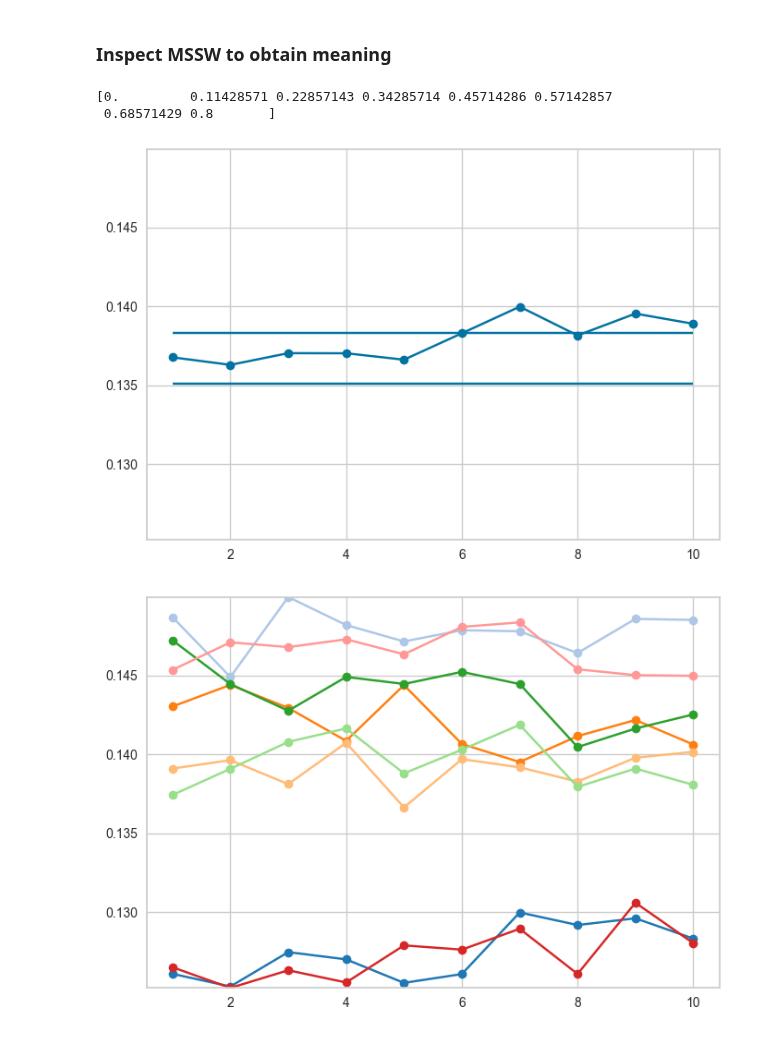
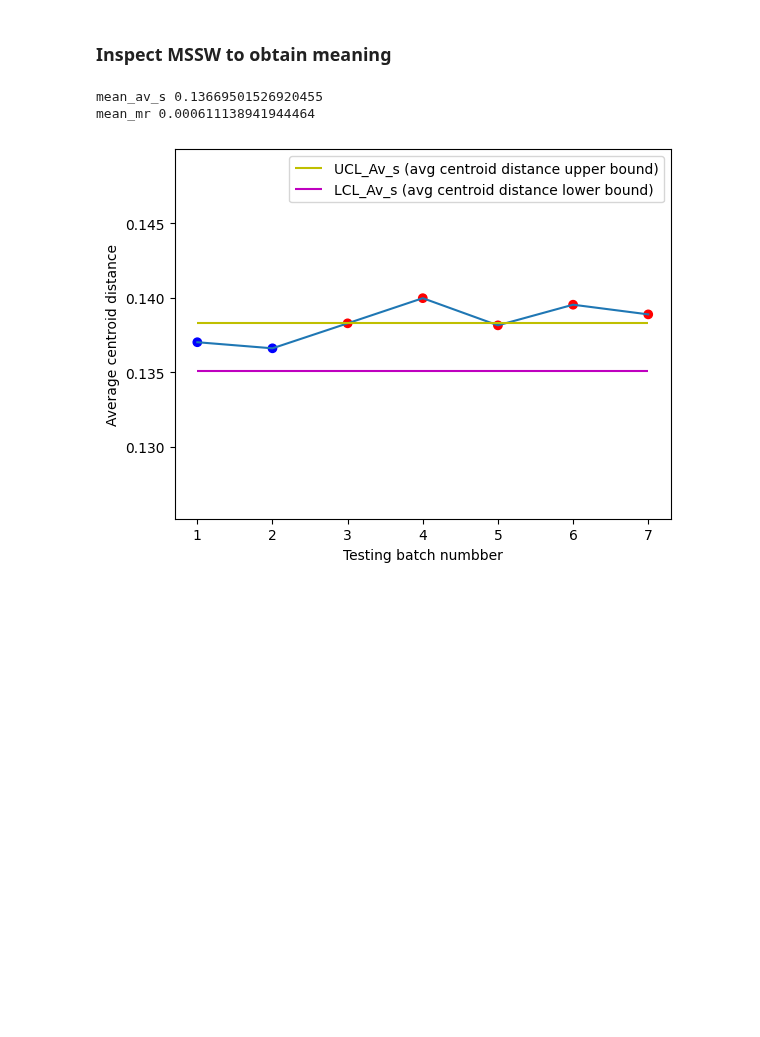
Before and after one commit to Jindrich455/clustering-drift-detection, a Jupyter notebook: mssw/mssw_sea.ipynb, the cells around one changed output. Drawn from its saved outputs; the diff is of its cells as text; code cells hidden in the pictures; blank space fills up the shorter version.

```diff
--- a/mssw/mssw_sea.ipynb
+++ b/mssw/mssw_sea.ipynb
@@ -305,41 +305,49 @@ from matplotlib import pyplot as plt
 
 drifts_detected, LCL_Av_s, UCL_Av_s, all_av_c, all_av_sr, all_cluster_num_points = \
     mssw.all_drifting_batches_return_plot_data(
-        sea_reference_batches[abrupt_sea_path],
-        sea_testing_batches[abrupt_sea_path],
+        sea_reference_batches[all_sea_data_paths[0]],
+        sea_testing_batches[all_sea_data_paths[0]],
         n_clusters=n_clusters,
         n_init=100,
         max_iter=850,
         tol=0
     )
+# %% [output]
+mean_av_s 0.13669501526920455
+mean_mr 0.000611138941944464
 # %%
 ymin = np.min(all_av_c)
 ymax = np.max(all_av_c)
 
 # https://matplotlib.org/2.1.1/gallery/showcase/bachelors_degrees_by_gender.html#sphx-glr-gallery-showcase-bachelors-degrees-by-gender-py
 colors = ['#1f77b4', '#aec7e8', '#ff7f0e', '#ffbb78', '#2ca02c',
           '#98df8a', '#d62728', '#ff9896', '#9467bd', '#c5b0d5',
           '#8c564b', '#c49c94', '#e377c2', '#f7b6d2', '#7f7f7f',
           '#c7c7c7', '#bcbd22', '#dbdb8d', '#17becf', '#9edae5']
 
-plt.plot(range(1, 11), all_av_sr[0], 'o-')
-plt.hlines(UCL_Av_s, 1, 10)
-plt.hlines(LCL_Av_s, 1, 10)
+drift_colors = 2 * ['blue'] + 5 * ['red']
+plt.scatter(range(1, 8), all_av_sr[0][-7:], color=drift_colors)
+plt.plot(range(1, 8), all_av_sr[0][-7:])
+plt.hlines(UCL_Av_s, 1, 7, label='UCL_Av_s (avg centroid distance upper bound)', color='y')
+plt.hlines(LCL_Av_s, 1, 7, label='LCL_Av_s (avg centroid distance lower bound)', color='m')
 plt.ylim((ymin, ymax))
+plt.xlabel('Testing batch numbber')
+plt.ylabel('Average centroid distance')
+plt.rcdefaults()
+# plt.rcParams['figure.figsize'] = (4, 3)
+plt.legend()
+plt.savefig('plots/mssw_sea_abr_plot.png')
 plt.show()
 
-for i in range(n_clusters):
-    plt.plot(range(1, 11), all_av_c[i],
-             color=colors[i], marker='o')
-plt.ylim((ymin, ymax))
+# for i in range(n_clusters):
+#     plt.plot(range(1, 11), all_av_c[i],
+#              color=colors[i], marker='o')
+# plt.ylim((ymin, ymax))
+# plt.show()
+#
+# for i in range(n_clusters):
+#     plt.plot(range(1, 11), all_cluster_num_points[i],
+#              color=colors[i], marker='o')
 plt.show()
-
-for i in range(n_clusters):
-    plt.plot(range(1, 11), all_cluster_num_points[i],
-             color=colors[i], marker='o')
-plt.show()
 # %% [output]
-[0.         0.11428571 0.22857143 0.34285714 0.45714286 0.57142857
- 0.68571429 0.8       ]
-[figure, old version]
+[figure, new version]
-[figure, removed]
```
Also changed, not shown: parts of 1 cell of this notebook, 3 other files.
